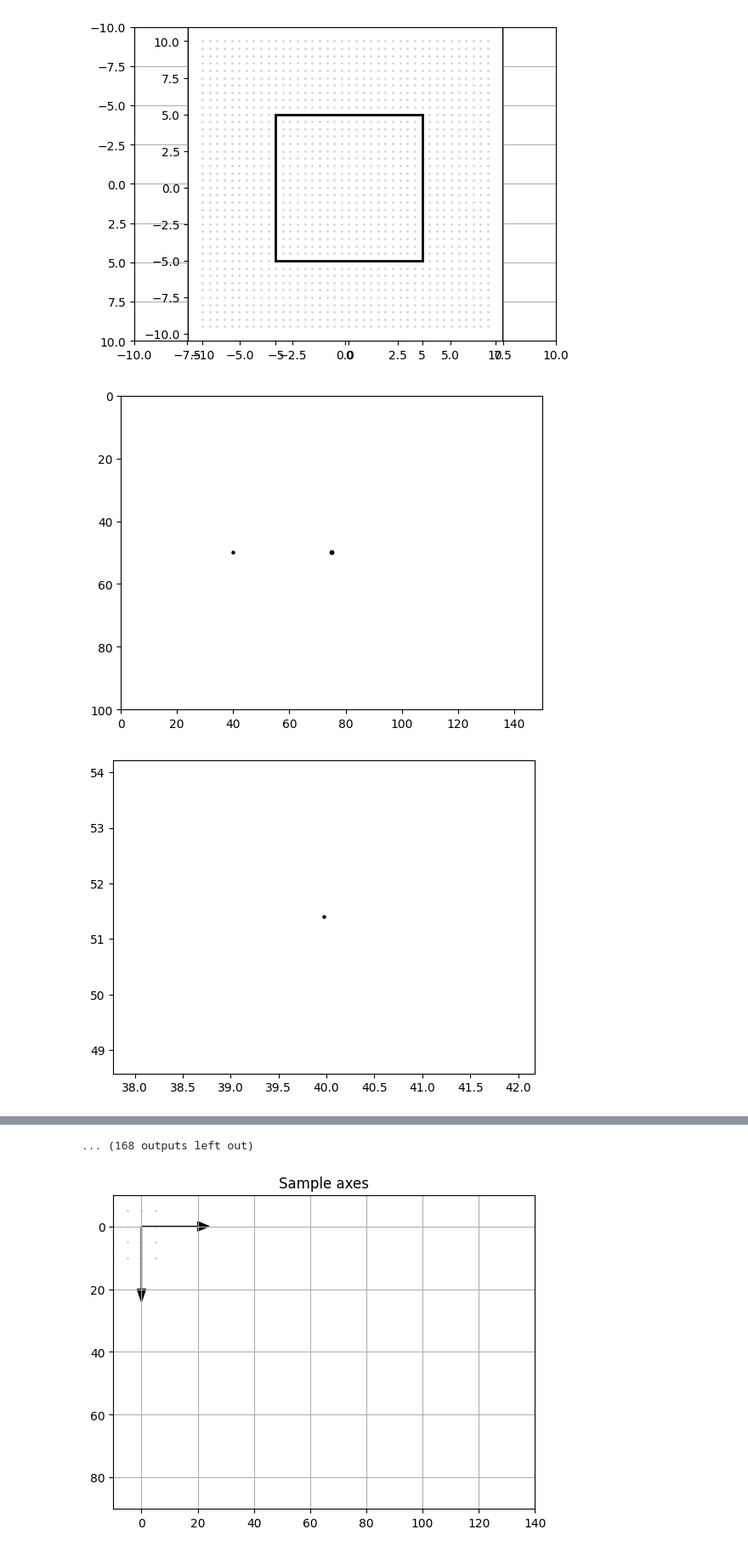
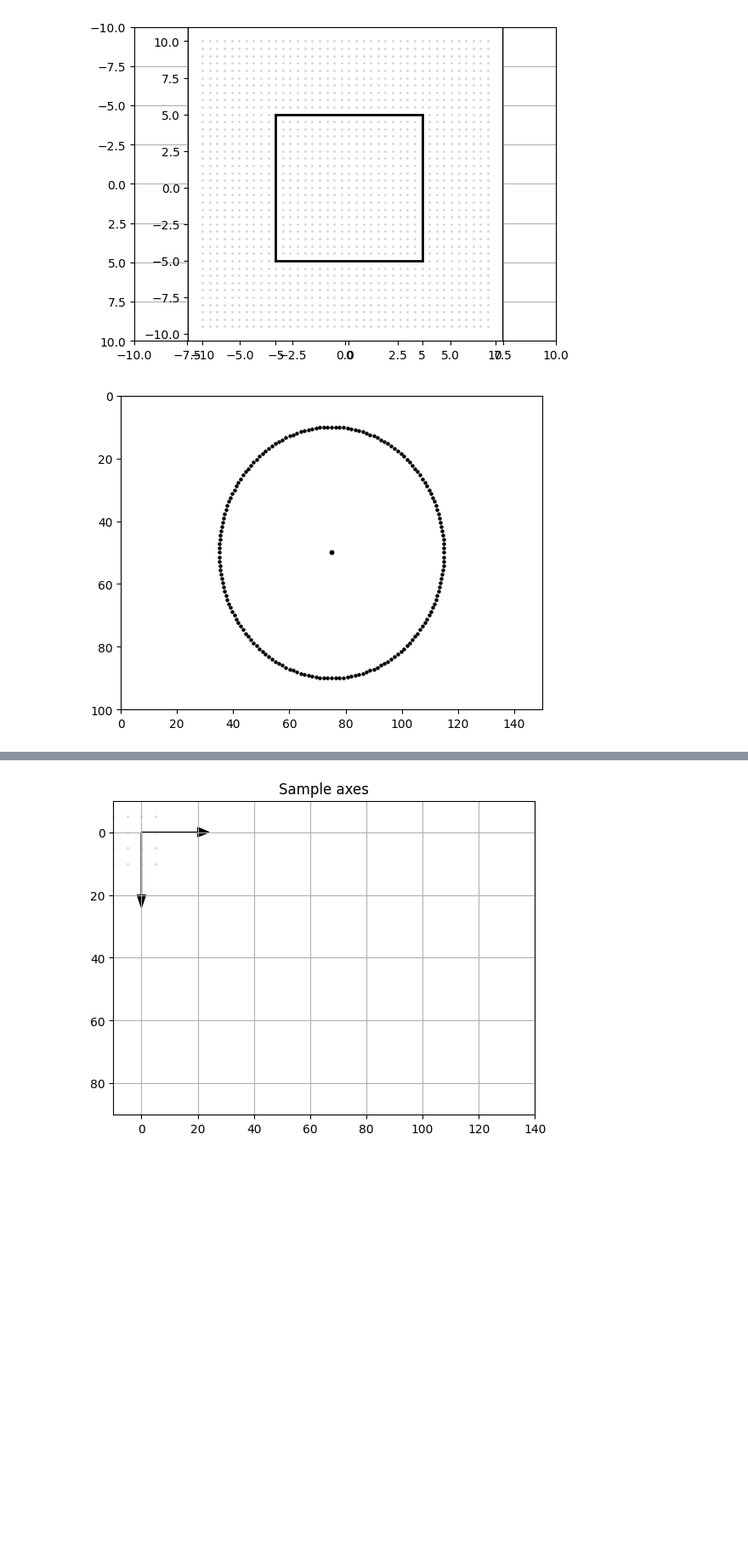
Before and after one commit to Audinabilah/Audinabilah, a Jupyter notebook: 1B_Gambar2D_G211230076.ipynb, the cells around one changed output, grey strips where cells are left out. Shown: that part at 85% size. Drawn from its saved outputs; the diff is of its cells as text; code cells hidden in the pictures; blank space fills up the shorter version.

```diff
--- a/1B_Gambar2D_G211230076.ipynb
+++ b/1B_Gambar2D_G211230076.ipynb
@@ -32,21 +32,18 @@ plt.show()
 # %%
 import numpy as np
 import matplotlib.pyplot as plt
 
 plt.axis([0,150,100,0])
 r=40
 alpha1=np.radians(0)
 alpha2=np.radians(360)
 dalpha=np.radians(2)
 xc=75
 yc=50
 plt.scatter(xc,yc,s=10,color='k')
 for alpha in np.arange(alpha1,alpha2,dalpha):
-  x=xc=r*np.cos(alpha)
+  x=xc+r*np.cos(alpha)
   y=yc+r*np.sin(alpha)
   plt.scatter(x,y,s=5,color='k')
-
-  plt.show()
 # %% [output]
-[figure, old version]
+[figure, new version]
-[figure, removed]
@@ -63,4 +50,3 @@ for alpha in np.arange(alpha1,alpha2,dalpha):
-... (168 outputs left out)
 # %%
 import numpy as np
 import matplotlib.pyplot as plt
```
Also changed, not shown: parts of 1 cell of this notebook.
